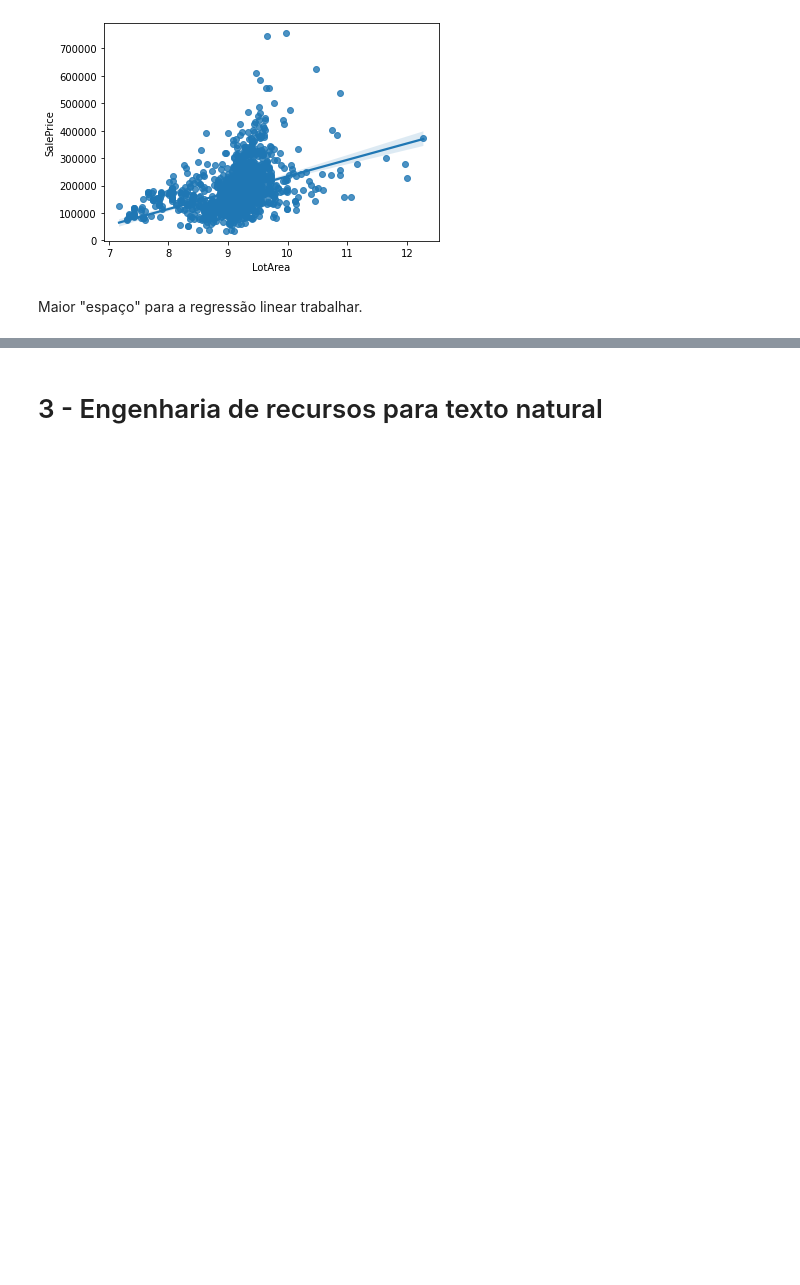
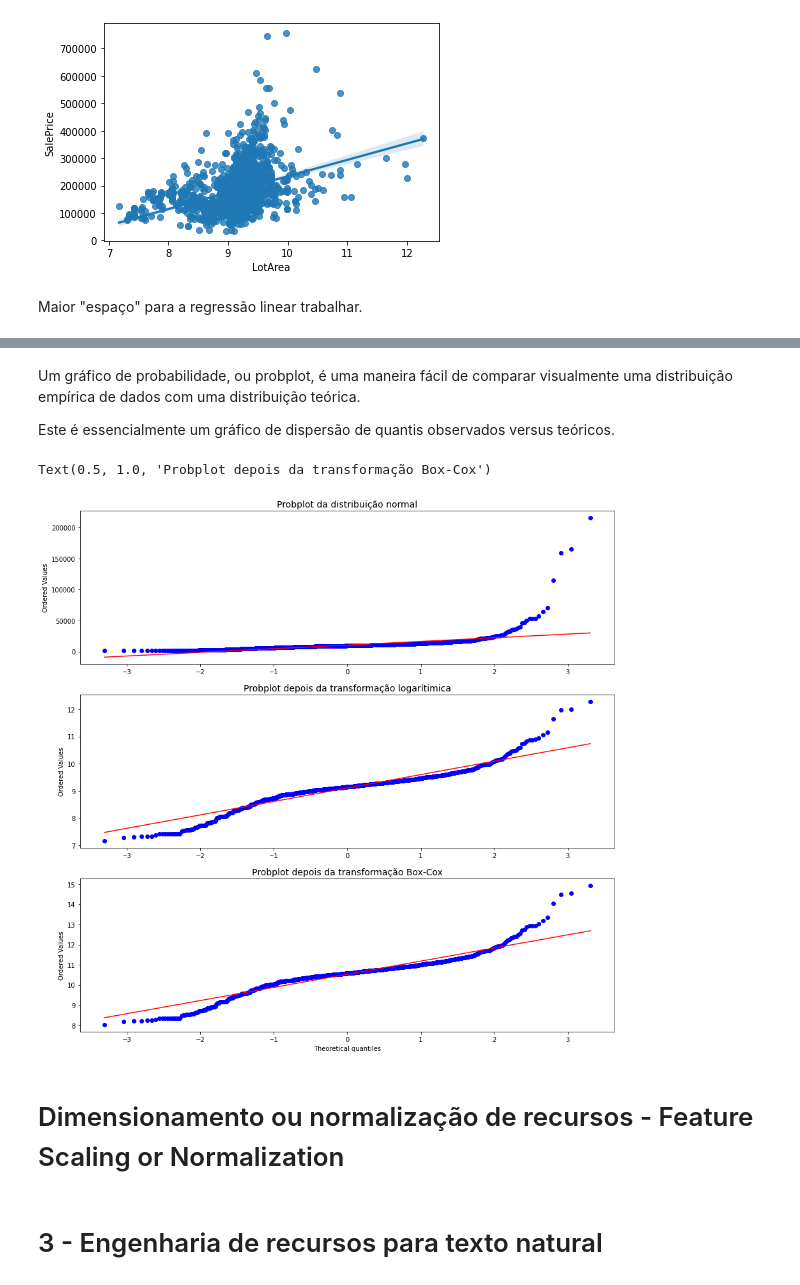
Before and after one commit to FranciscoFoz/machine-learning-training, a Jupyter notebook: Feature_Engineering.ipynb, the cells around one changed output, grey strips where cells are left out. Drawn from its saved outputs; the diff is of its cells as text; code cells hidden in the pictures; blank space fills up the shorter version.

```diff
--- a/Feature_Engineering.ipynb
+++ b/Feature_Engineering.ipynb
@@ -213,3 +303,24 @@ Maior "espaço" para a regressão linear trabalhar.
+# %% [markdown]
+Um gráfico de probabilidade, ou probplot, é uma maneira fácil de comparar visualmente
+uma distribuição empírica de dados com uma distribuição teórica.
+
+Este é essencialmente um gráfico de dispersão de quantis observados versus teóricos.
+# %%
+fig2, (ax1, ax2, ax3) = plt.subplots(3,1,figsize=(15, 15))
+prob1 = stats.probplot(df_houses.LotArea, dist=stats.norm, plot=ax1)
+ax1.set_xlabel('')
+ax1.set_title('Probplot da distribuição normal',size=14)
+prob2 = stats.probplot(rc_log_df['rc_log'], dist=stats.norm, plot=ax2)
+ax2.set_xlabel('')
+ax2.set_title('Probplot depois da transformação logarítimica',size=14)
+prob3 = stats.probplot(rc_bc_df['rc_bc'], dist=stats.norm, plot=ax3)
+ax3.set_xlabel('Theoretical quantiles')
+ax3.set_title('Probplot depois da transformação Box-Cox',size=14)
+# %% [output]
+Text(0.5, 1.0, 'Probplot depois da transformação Box-Cox')
+[figure, added]
+# %% [markdown]
+# Dimensionamento ou normalização de recursos - Feature Scaling or Normalization
 # %% [markdown]
 # 3 - Engenharia de recursos para texto natural
 # %% [markdown]
```
Also changed, not shown: parts of 13 cells of this notebook.
